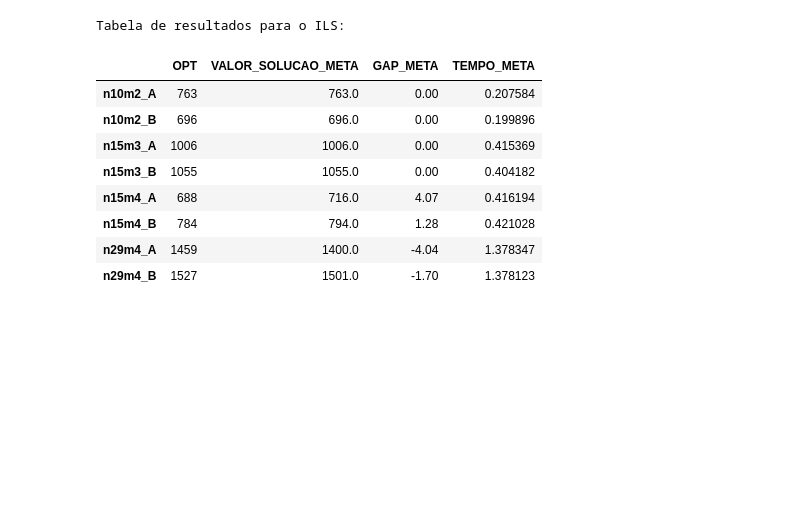
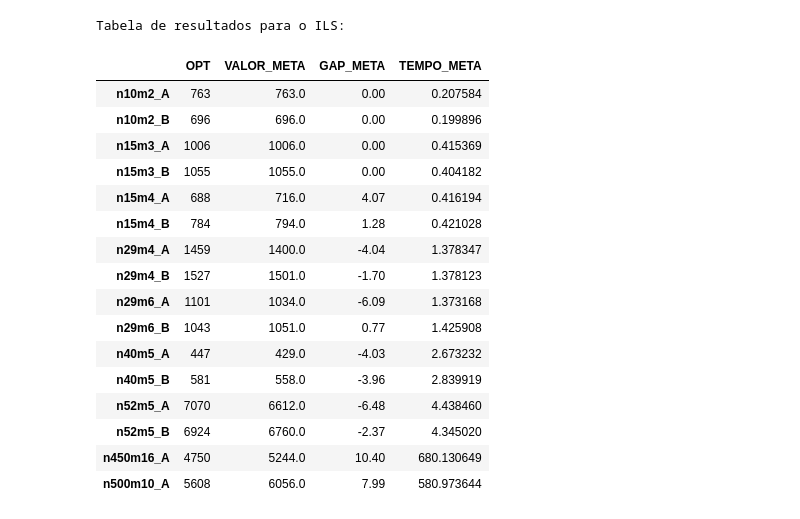
Before and after one commit to Guilherme-iram/projeto_APA, a Jupyter notebook: estatistica_resultados.ipynb, the cells around one changed output. Drawn from its saved outputs; the diff is of its cells as text; code cells hidden in the pictures; blank space fills up the shorter version.

```diff
--- a/estatistica_resultados.ipynb
+++ b/estatistica_resultados.ipynb
@@ -107,0 +93,5 @@ custos_df.T
+# %%
+custos_df = pd.read_csv("resultados/resultados_custo.csv")
+custos_df["media"] = custos_df.iloc[:, 3:].mean(axis=1)
+custos_df["tempo"] = tempos_custos_df.iloc[:, 3:].mean(axis=1)
+custos_df.sort_values(by=["media", "tempo"], ascending=[True, True])
@@ -147,3 +153,0 @@ Linha 44, EXEC:   1, GRAPS: 1024, ILS:  16, 2229.6875
-# %%
-custos_df['media'] = aux_df.mean(axis=1)
-custos_df.sort_values(by=['media']).T
@@ -169,13 +167,14 @@ custos_df.sort_values(by=['media']).T
 # %%
 len_lista_otimos = len(lista_otimos)
 # %%
-dict_construcao = {"OPT": [], "VALOR_SOLUCAO_CONST":[], "GAP_CONST": [], "TEMPO_CONST": []}
+dict_construcao = {"OPT": [], "VALOR_CONST":[], "GAP_CONST": [], "TEMPO_CONST": []}
 
 i = 0
 
 for k, v in construcao_df.iloc[best_i, 3:].items():
+
     dict_construcao["OPT"].append(lista_otimos[i])
-    dict_construcao["VALOR_SOLUCAO_CONST"].append(v)
+    dict_construcao["VALOR_CONST"].append(v)
     dict_construcao["GAP_CONST"].append(calcula_gap(lista_otimos[i], v))
     dict_construcao["GAP_CONST"] = [round(float(x), 2) for x in dict_construcao["GAP_CONST"]]
     dict_construcao["TEMPO_CONST"].append(tempos_construcao_df.iloc[best_i, 3 + i])
@@ -186,11 +185,9 @@ for k, v in construcao_df.iloc[best_i, 3:].items():
 
     i += 1
 
-    if i == len_lista_otimos - 1:
-        break
 
 print("\nTabela de resultados para a Construção:")
-tabela_construcao = pd.DataFrame(dict_construcao, index=custos_df.columns[3: len_lista_otimos - 1 + 3])
+tabela_construcao = pd.DataFrame(dict_construcao, index=custos_df.columns[3: len_lista_otimos + 3])
 tabela_construcao
 # %% [output]
 Tabela de resultados para a Construção:
@@ -206,11 +211,13 @@ Tabela de resultados para a Construção:
 # %%
-dict_vnd = {"OPT": [], "VALOR_SOLUCAO_VND":[], "GAP_VND": [], "TEMPO_VND": []}
+dict_vnd = {"OPT": [], "VALOR_VND":[], "GAP_VND": [], "TEMPO_VND": []}
 
 i = 0
 
 for k, v in vnd_df.iloc[best_i, 3:].items():
+
+
     dict_vnd["OPT"].append(lista_otimos[i])
-    dict_vnd["VALOR_SOLUCAO_VND"].append(v)
+    dict_vnd["VALOR_VND"].append(v)
     dict_vnd["GAP_VND"].append(calcula_gap(lista_otimos[i], v))
     dict_vnd["GAP_VND"] = [round(float(x), 2) for x in dict_vnd["GAP_VND"]]
     dict_vnd["TEMPO_VND"].append(tempos_vnd_df.iloc[best_i, 3 + i])
@@ -221,11 +228,9 @@ for k, v in vnd_df.iloc[best_i, 3:].items():
 
     i += 1
 
-    if i == len_lista_otimos - 1:
-        break
 
 print("\nTabela de resultados para o VND:")
-tabela_vnd = pd.DataFrame(dict_vnd, index=custos_df.columns[3: len_lista_otimos - 1 + 3])
+tabela_vnd = pd.DataFrame(dict_vnd, index=custos_df.columns[3: len_lista_otimos + 3])
 tabela_vnd
 # %% [output]
 Tabela de resultados para o VND:
@@ -241,30 +254,32 @@ Tabela de resultados para o VND:
 # %%
-dict_ils = {"OPT": [], "VALOR_SOLUCAO_META":[], "GAP_META": [], "TEMPO_META": []}
+dict_ils = {"OPT": [], "VALOR_META":[], "GAP_META": [], "TEMPO_META": []}
 
 i = 0
 
 for k, v in custos_df.iloc[best_i, 3:].items():
+
     dict_ils["OPT"].append(lista_otimos[i])
-    dict_ils["VALOR_SOLUCAO_META"].append(v)
+    dict_ils["VALOR_META"].append(v)
     dict_ils["GAP_META"].append(calcula_gap(lista_otimos[i], v))
     dict_ils["GAP_META"] = [round(float(x), 2) for x in dict_ils["GAP_META"]]
     dict_ils["TEMPO_META"].append(tempos_custos_df.iloc[best_i, 3 + i])
 
     for j in range(0, len(dict_ils["TEMPO_META"])):
         if dict_ils["TEMPO_META"][j] > 1000:
             dict_ils["TEMPO_META"][j] = 0
 
     i += 1
-
-    if i == len_lista_otimos - 1:
+    if i == len(lista_otimos):
         break
 
+
+
 print("\nTabela de resultados para o ILS:")
-tabela_ils = pd.DataFrame(dict_ils, index=custos_df.columns[3: len_lista_otimos - 1 + 3])
+tabela_ils = pd.DataFrame(dict_ils, index=custos_df.columns[3: len_lista_otimos + 3])
 tabela_ils
 # %% [output]
 Tabela de resultados para o ILS:
-|  | OPT | VALOR_SOLUCAO_META | GAP_META | TEMPO_META |
+|  | OPT | VALOR_META | GAP_META | TEMPO_META |
 | n10m2_A | 763 | 763.0 | 0.00 | 0.207584 |
 | n10m2_B | 696 | 696.0 | 0.00 | 0.199896 |
 | n15m3_A | 1006 | 1006.0 | 0.00 | 0.415369 |
@@ -273,6 +288,14 @@ Tabela de resultados para o ILS:
 | n15m4_B | 784 | 794.0 | 1.28 | 0.421028 |
 | n29m4_A | 1459 | 1400.0 | -4.04 | 1.378347 |
 | n29m4_B | 1527 | 1501.0 | -1.70 | 1.378123 |
+| n29m6_A | 1101 | 1034.0 | -6.09 | 1.373168 |
+| n29m6_B | 1043 | 1051.0 | 0.77 | 1.425908 |
+| n40m5_A | 447 | 429.0 | -4.03 | 2.673232 |
+| n40m5_B | 581 | 558.0 | -3.96 | 2.839919 |
+| n52m5_A | 7070 | 6612.0 | -6.48 | 4.438460 |
+| n52m5_B | 6924 | 6760.0 | -2.37 | 4.345020 |
+| n450m16_A | 4750 | 5244.0 | 10.40 | 680.130649 |
+| n500m10_A | 5608 | 6056.0 | 7.99 | 580.973644 |
 # %%
 tabela_geral = pd.concat([tabela_construcao, tabela_vnd.iloc[:, 1:], tabela_ils.iloc[:, 1:]], axis=1)
 tabela_geral
```
Also changed, not shown: parts of 12 cells of this notebook, 8 other files.
